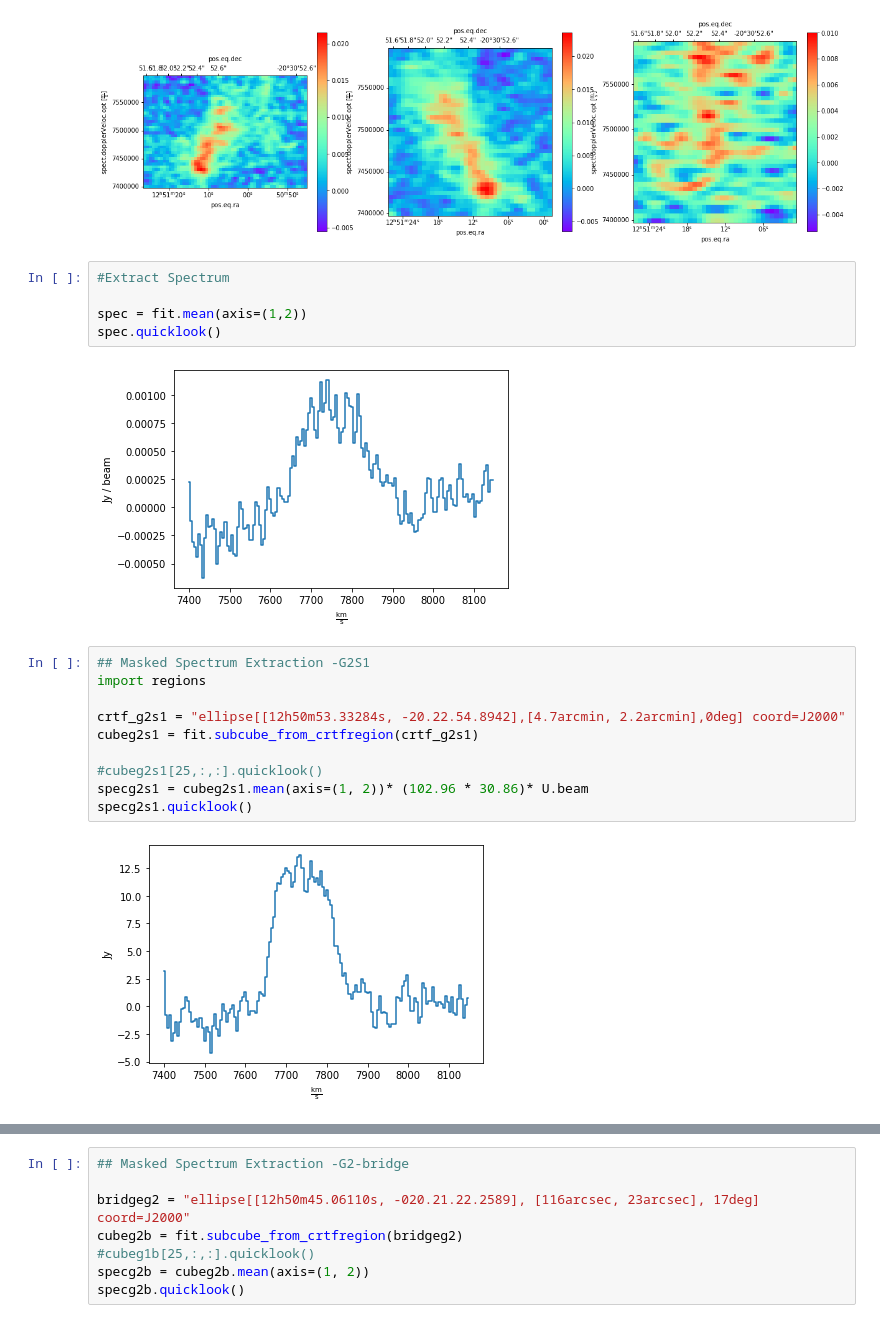
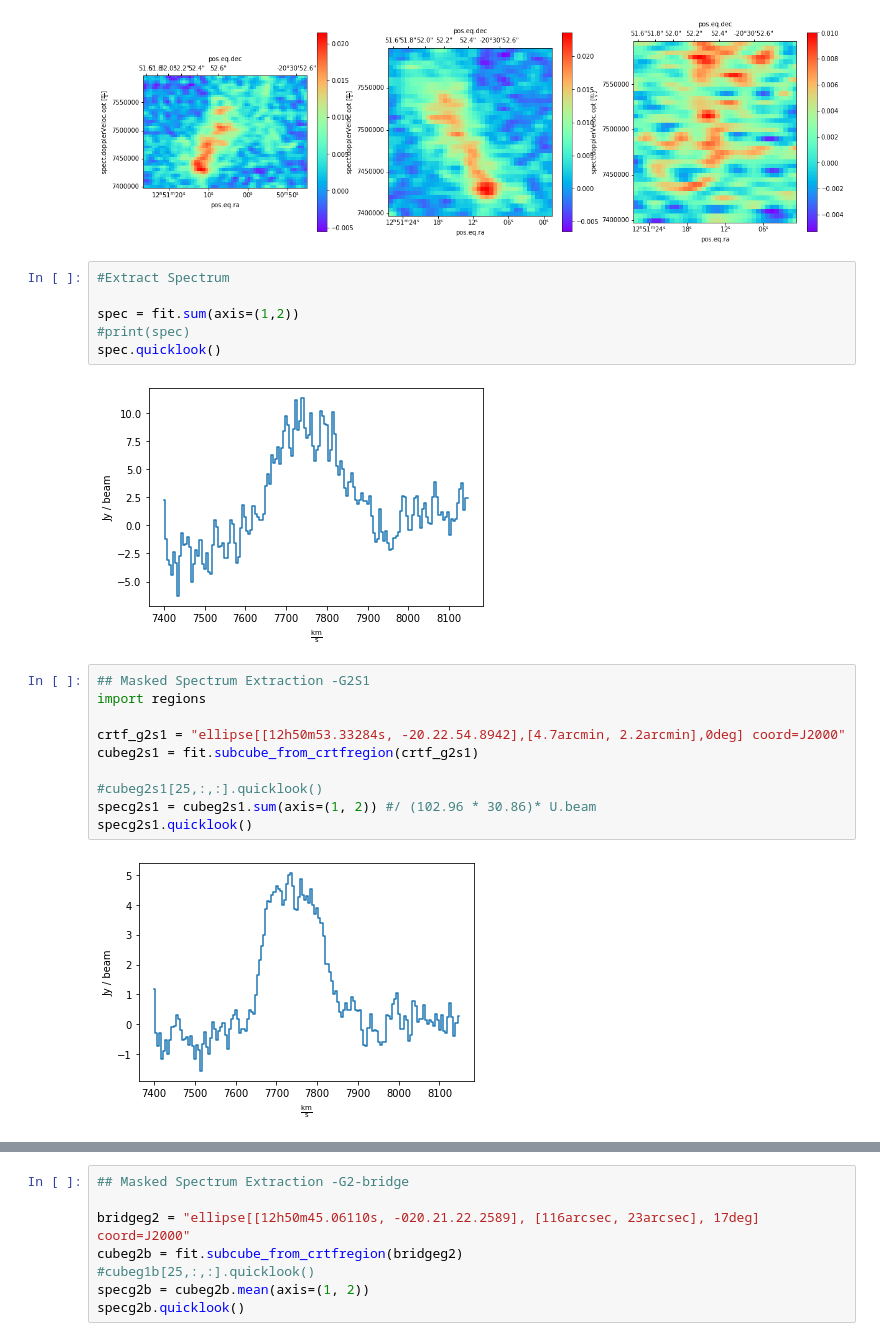
Before and after one commit to spectram/meerchoirs, a Jupyter notebook: g2atca-analysis.ipynb, the cells around one changed output, grey strips where cells are left out. Drawn from its saved outputs; the diff is of its cells as text.

```diff
--- a/g2atca-analysis.ipynb
+++ b/g2atca-analysis.ipynb
@@ -99,10 +95,11 @@ plt.colorbar(pvs2im)
 # %%
 #Extract Spectrum
 
-spec = fit.mean(axis=(1,2))
+spec = fit.sum(axis=(1,2))
+#print(spec)
 spec.quicklook()
 # %% [output]
-[figure, old version]
+[figure, new version]
 # %%
 ## Masked Spectrum Extraction -G2S1
 import regions
@@ -111,10 +108,10 @@ crtf_g2s1 = "ellipse[[12h50m53.33284s, -20.22.54.8942],[4.7arcmin, 2.2arcmin],0d
 cubeg2s1 = fit.subcube_from_crtfregion(crtf_g2s1)
 
 #cubeg2s1[25,:,:].quicklook()
-specg2s1 = cubeg2s1.mean(axis=(1, 2))* (102.96 * 30.86)* U.beam
+specg2s1 = cubeg2s1.sum(axis=(1, 2)) #/ (102.96 * 30.86)* U.beam
 specg2s1.quicklook()
 # %% [output]
-[figure, old version]
+[figure, new version]
 # %%
 ## Masked Spectrum Extraction -G1S2
 crtf_g2s2 = "ellipse[[12h50m41.24756s, -020.20.04.5828], [150arcsec, 70arcsec], 0deg] coord=J2000"
```
Also changed, not shown: parts of 5 cells of this notebook, 6 other files.
